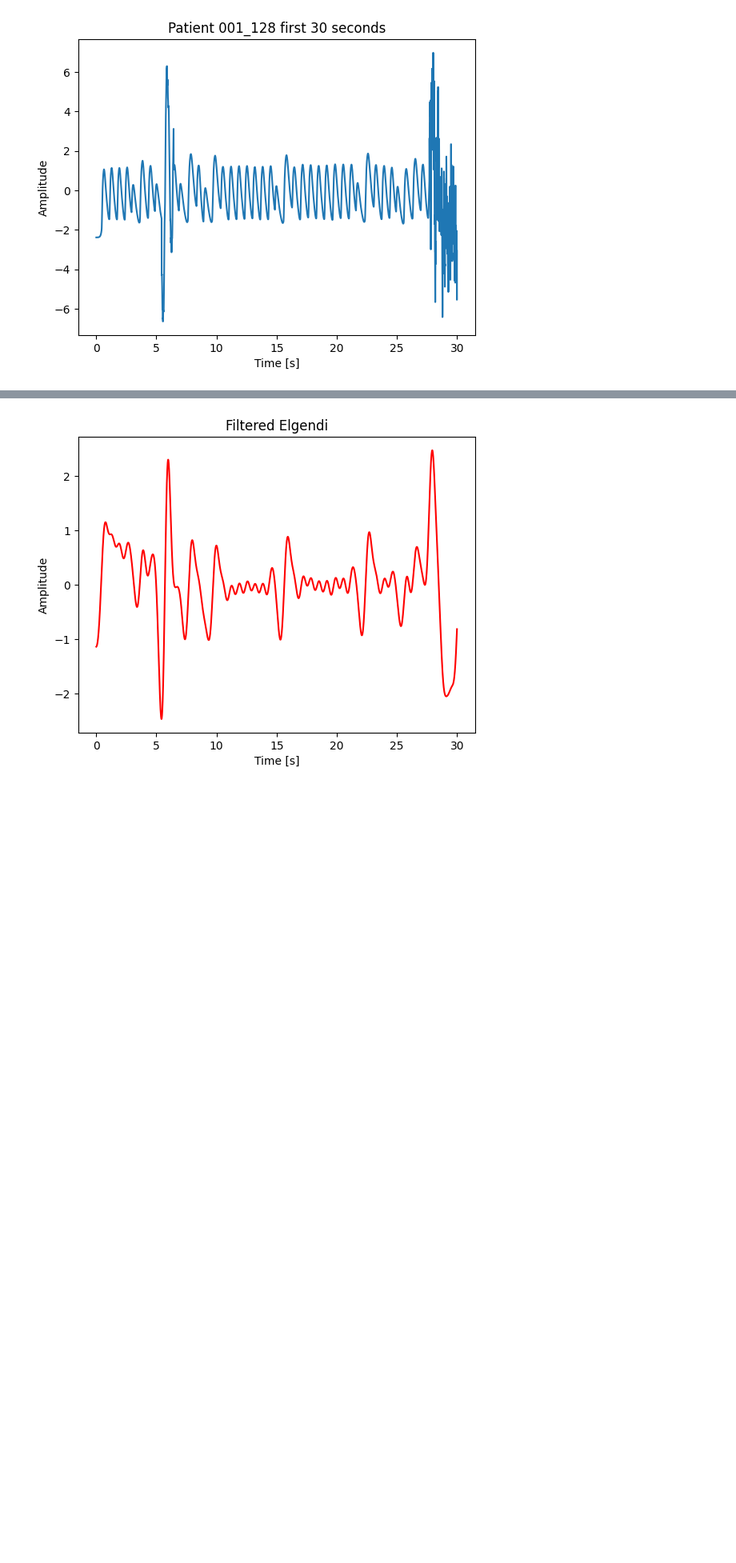
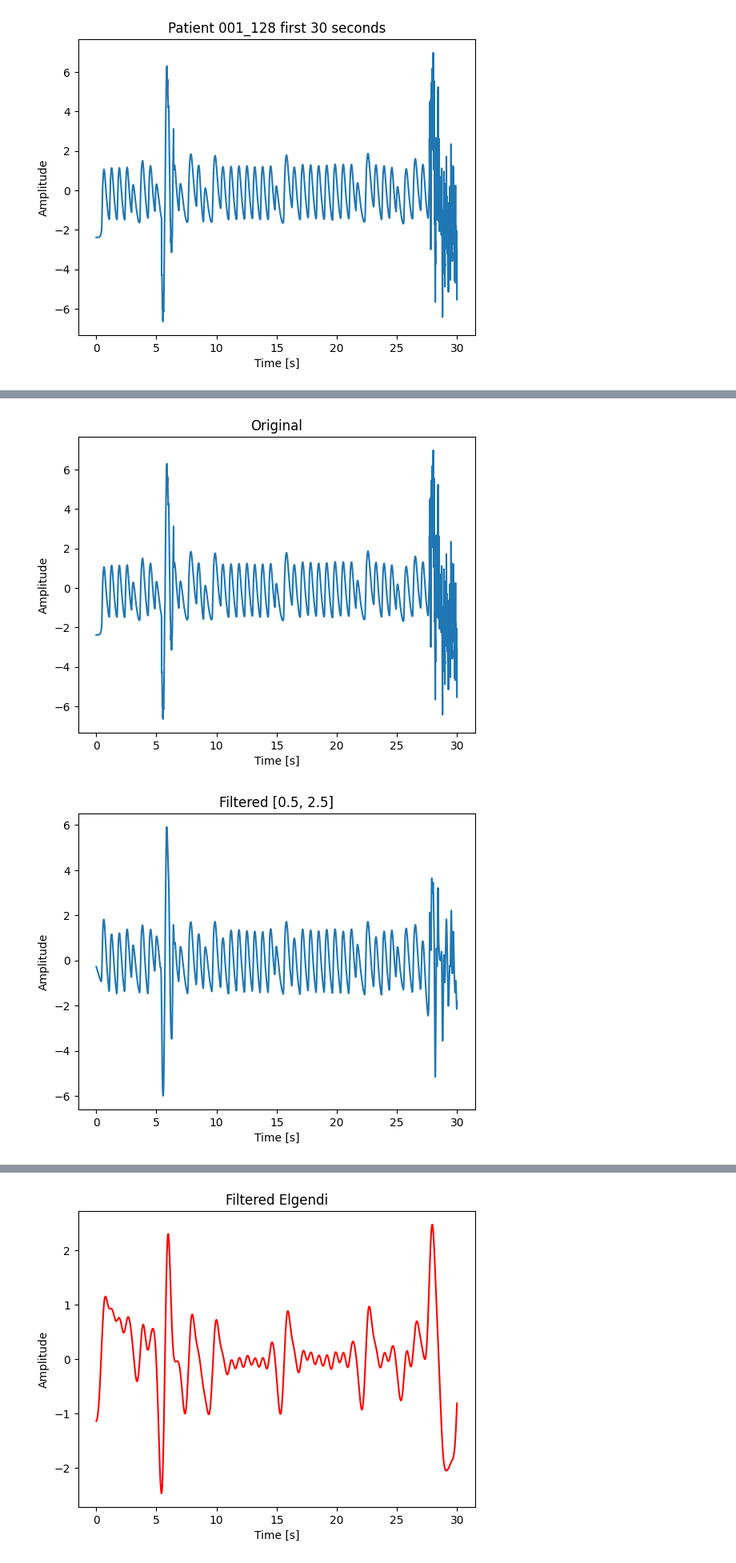
Before and after one commit to eleonora11sala/AI-project, a Jupyter notebook: mainProject.ipynb, the cells around one changed output, grey strips where cells are left out. Shown at 80% size. Saved outputs shown, nothing was run; the diff lists cells and outputs as text; code cells hidden in the pictures; blank space fills up the shorter version.

```diff
--- a/mainProject.ipynb
+++ b/mainProject.ipynb
@@ -241,0 +337,63 @@ plt.show()
+# %%
+def baseline_correction(ppg_signal, polynomial_degree):
+    """
+    Perform baseline correction on a PPG signal using polynomial fit.
+    """
+    # Create time indices for the signal
+    time_indices = np.arange(len(ppg_signal))
+
+    # Fit a polynomial to the signal to capture the trend
+    polynomial_coefficients = np.polyfit(time_indices, ppg_signal, polynomial_degree)
+
+    # Evaluate the polynomial to obtain the trend
+    trend = np.polyval(polynomial_coefficients, time_indices)
+
+    # Subtract the trend to get the baseline-corrected signal
+    baseline_corrected_signal = ppg_signal - trend
+
+    return baseline_corrected_signal
+# %%
+base_corrected = baseline_correction(normalized, 4)
+# %%
+#Plot only the original first 30 seconds
+signal_temp_reduced = signal_temp[:(128*30)]
+t3 = np.arange(0, signal_temp_reduced.shape[0]/fs, 1/fs)
+fig3, axs = plt.subplots()
+axs.set_title("Original")
+axs.plot(t3, signal_temp_reduced, color='C0')
+axs.set_xlabel("Time [s]")
+axs.set_ylabel("Amplitude")
+plt.show()
+
+#Plot only the first 30 seconds of the filtered
+filt_red = filtered_ppg[:(128*30)]
+t3 = np.arange(0, filt_red.shape[0]/fs, 1/fs)
+fig3, axs = plt.subplots()
+axs.set_title("Filtered [0.5, 2.5]")
+axs.plot(t3, filt_red, color='C0')
+axs.set_xlabel("Time [s]")
+axs.set_ylabel("Amplitude")
+plt.show()
+
+#Plot normalized 30 seconds
+normalized_reduced = normalized[:(128*30)]
+t3 = np.arange(0, normalized_reduced.shape[0]/fs, 1/fs)
+fig3, axs = plt.subplots()
+axs.set_title("Normalized")
+axs.plot(t3, normalized_reduced, color='C0')
+axs.set_xlabel("Time [s]")
+axs.set_ylabel("Amplitude")
+plt.show()
+
+#Plot baseline 30 seconds
+base_corrected_reduced = base_corrected[:(128*30)]
+t3 = np.arange(0, base_corrected_reduced.shape[0]/fs, 1/fs)
+fig3, axs = plt.subplots()
+axs.set_title("base_corrected_reduced")
+axs.plot(t3, base_corrected_reduced, color='C0')
+axs.set_xlabel("Time [s]")
+axs.set_ylabel("Amplitude")
+plt.show()
+# %% [output]
+[figure, added]
+[figure, added]
```
Also changed, not shown: parts of 14 cells of this notebook.
